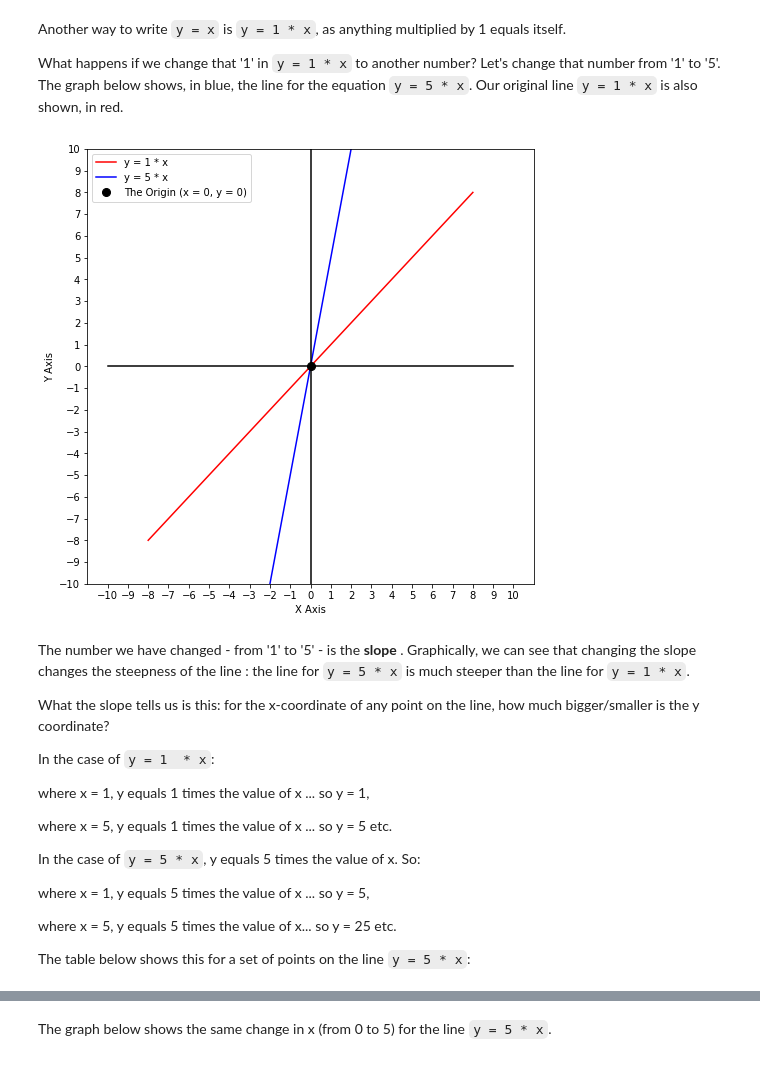
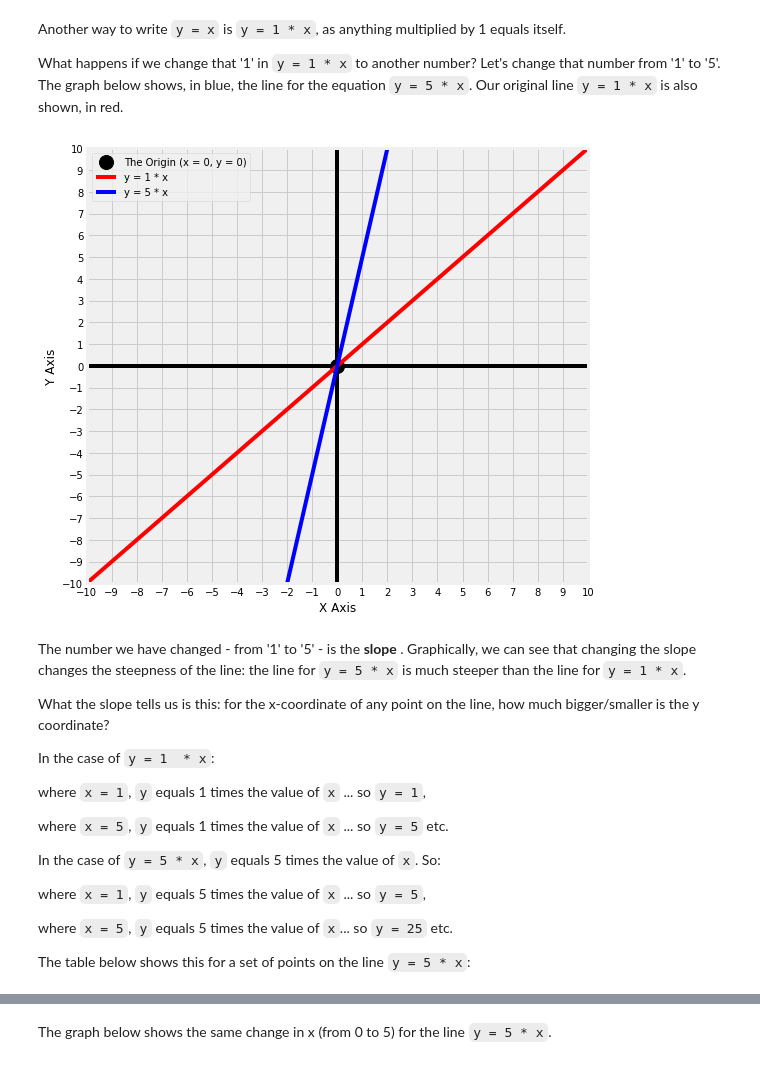
Before and after one commit to pxr687/edu_resources, a Jupyter notebook: Lines_Slopes_and_Intercepts_-_Refresher.ipynb, the cells around one changed output, grey strips where cells are left out. Drawn from its saved outputs; the diff is of its cells as text; code cells hidden in the pictures.

````diff
--- a/Lines_Slopes_and_Intercepts_-_Refresher.ipynb
+++ b/Lines_Slopes_and_Intercepts_-_Refresher.ipynb
@@ -65,16 +103,0 @@
-# %%
-# do not worry about any of the code in this notebook, it is just here to generate the graphs
-x = np.arange(-8, 9)
-y = x
-plt.figure(figsize = (8,8))
-plt.plot(x_axis, np.repeat(0, len(x_axis)), color = 'black')
-plt.plot(np.repeat(0, len(y_axis)), y_axis, color = 'black')
-plt.plot(0,0, 'o', color = 'black', markersize = 8, label = 'The Origin (x = 0, y = 0)')
-plt.xlabel('X Axis')
-plt.ylabel('Y Axis')
-plt.plot(5,5, 'x', color = 'darkred', markersize = 8, label = '(x = 5, y = 5)')
-plt.plot(x,y, color = 'red', label = 'y = x')
-plt.xticks(np.arange(np.min(x_axis), np.max(x_axis)+1, 1))
-plt.yticks(np.arange(np.min(y_axis), np.max(y_axis)+1, 1))
-plt.legend()
-plt.show()
@@ -116,37 +136,28 @@
 # %%
 # do not worry about any of the code in this notebook, it is just here to generate the graphs
 y1 = 5*x
-plt.figure(figsize = (8,8))
+axes_func(8,8,-10,11)
 plt.plot(x,y, color = 'red', label = 'y = 1 * x')
 plt.plot(x,y1, color = 'blue', label = 'y = 5 * x')
-plt.plot(x_axis, np.repeat(0, len(x_axis)), color = 'black')
-plt.plot(np.repeat(0, len(y_axis)), y_axis, color = 'black')
-plt.xlabel('X Axis')
-plt.ylabel('Y Axis')
-plt.ylim(min(y_axis), max(y_axis))
-plt.xticks(np.arange(np.min(x_axis), np.max(x_axis)+1, 1))
-plt.yticks(np.arange(np.min(y_axis), np.max(y_axis)+1, 1))
-plt.plot(0,0, 'o', color = 'black', markersize = 8, label = 'The Origin (x = 0, y = 0)')
-plt.legend()
-plt.show()
+plt.legend();
 # %% [output]
-[figure, old version]
+[figure, new version]
 # %% [markdown]
-The number we have changed -  from '1' to '5' - is the <b> slope </b>. Graphically, we can see that changing the slope changes the steepness of the line : the line for ```y = 5 * x``` is much steeper than the line for ```y = 1 * x```.
+The number we have changed -  from '1' to '5' - is the <b> slope </b>. Graphically, we can see that changing the slope changes the steepness of the line: the line for ```y = 5 * x``` is much steeper than the line for ```y = 1 * x```.
 
 What the slope tells us is this: for the x-coordinate of any point on the line, how much bigger/smaller is the y coordinate?
 
 In the case of ```y = 1  * x```:
 
-where x = 1, y equals 1 times the value of x ... so y = 1,
+where `x = 1`, `y` equals 1 times the value of `x` ... so `y = 1`,
 
-where x = 5, y equals 1 times the value of x ... so y = 5 etc.
+where `x = 5`, `y` equals 1 times the value of `x` ... so `y = 5` etc.
 
-In the case of ```y = 5 * x```, y equals 5 times the value of x. So:
+In the case of ```y = 5 * x```, `y` equals 5 times the value of `x`. So:
 
-where x = 1, y equals 5 times the value of x ... so y = 5,
+where `x = 1`, `y` equals 5 times the value of `x` ... so `y = 5`,
 
-where x = 5, y equals 5 times the value of x... so y = 25 etc.
+where `x = 5`, `y` equals 5 times the value of `x`... so `y = 25` etc.
 
 The table below shows this for a set of points on the line ```y = 5 * x```:
 # %%
````
Also changed, not shown: parts of 41 cells of this notebook, 1 other file.
